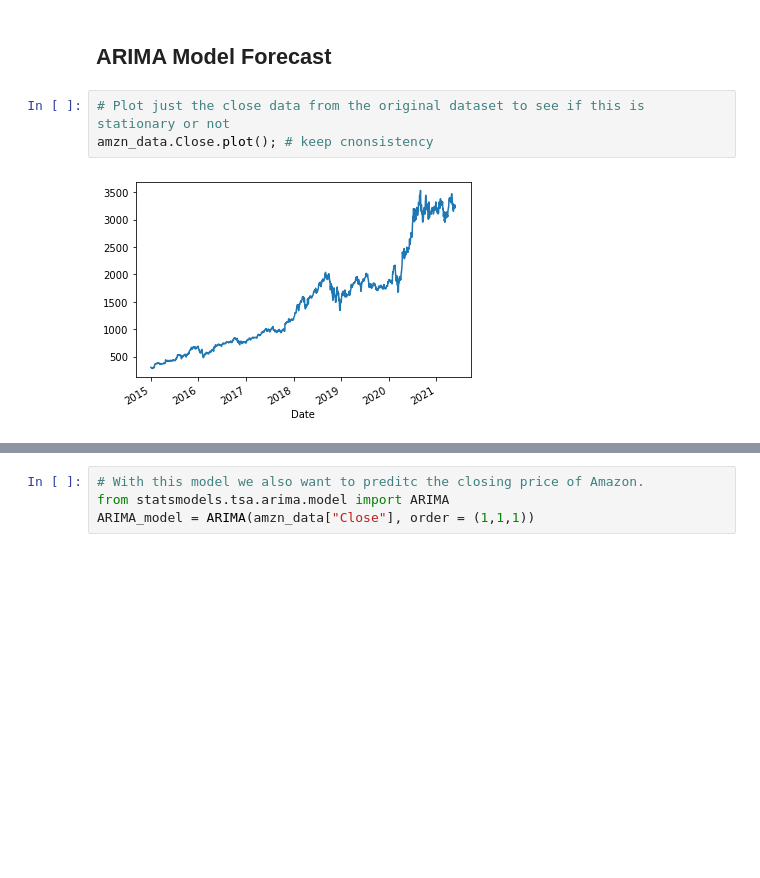
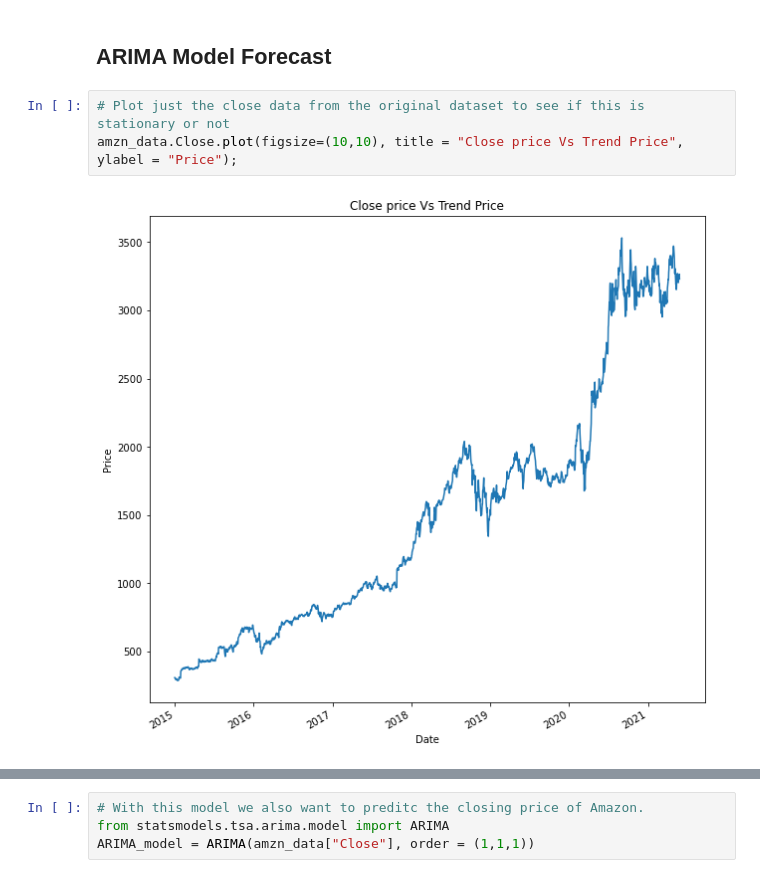
Before and after one commit to justinm329/Time-Series-Blog, a Jupyter notebook: Time_series_explained.ipynb, the cells around one changed output, grey strips where cells are left out. Saved outputs shown, nothing was run; the diff lists cells and outputs as text; blank space fills up the shorter version.

```diff
--- a/Time_series_explained.ipynb
+++ b/Time_series_explained.ipynb
@@ -259,9 +262,9 @@ Roots
 ## ARIMA Model Forecast
 # %%
 # Plot just the close data from the original dataset to see if this is stationary or not
-amzn_data.Close.plot(); # keep cnonsistency
+amzn_data.Close.plot(figsize=(10,10), title = "Close price Vs Trend Price", ylabel = "Price");
 # %% [output]
-[figure, old version]
+[figure, new version]
 # %%
 # As excpected this is nonstationary data, when we put this data into the ARIMA model we have to to choose our order.
 # The order will be similar to the ARMA model because we are using the same number for the AR and MA (1,1)
```
Also changed, not shown: parts of 25 cells of this notebook, 1 other file.
